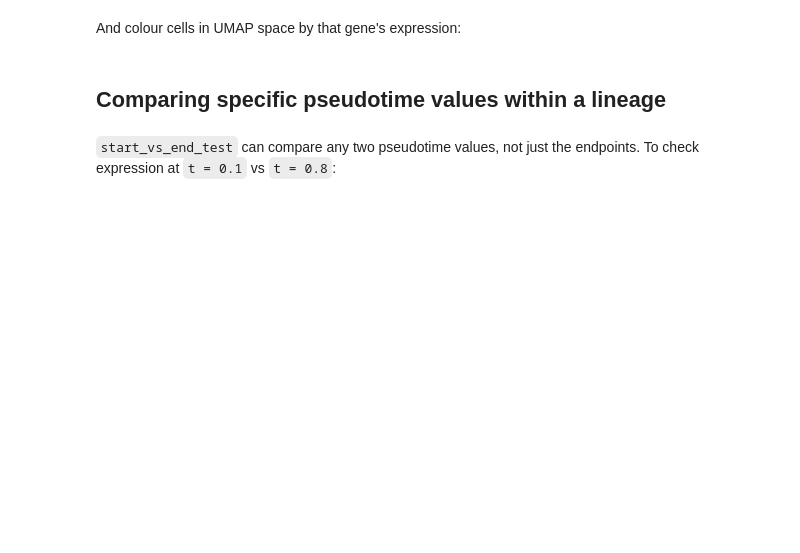
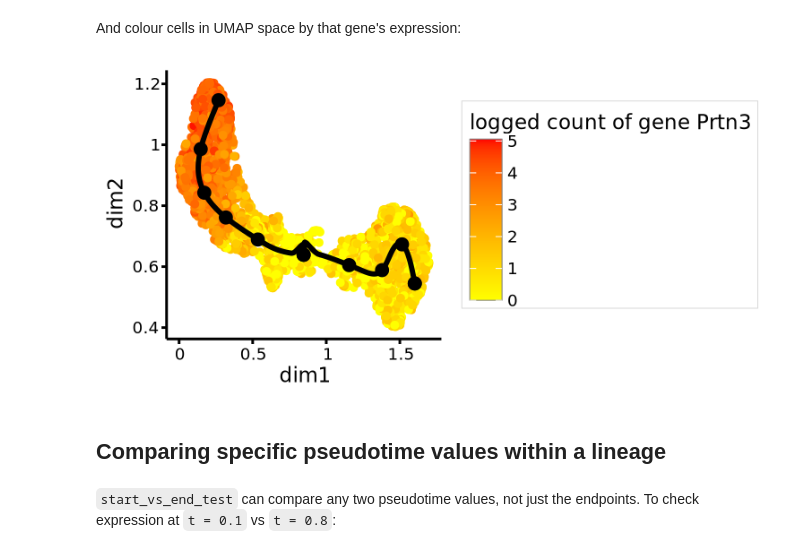
Before and after one commit to Bio-Babel/tradeSeq-python, a Jupyter notebook: tutorials/tradeSeq.ipynb, the cells around one changed output. Saved outputs shown, nothing was run; the diff lists cells and outputs as text; code cells hidden in the pictures; blank space fills up the shorter version.

```diff
--- a/tutorials/tradeSeq.ipynb
+++ b/tutorials/tradeSeq.ipynb
@@ -110,7 +184,9 @@ ts.plot_smoothers(a, gene=sig_gene_start)
 # %% [markdown]
 And colour cells in UMAP space by that gene's expression:
 # %%
-ts.plot_gene_count(a, gene=sig_gene_start)
+show_plot(ts.plot_gene_count(a, gene=sig_gene_start), width=5, height=2.5)
+# %% [output]
+[figure, added]
 # %% [markdown]
 ## Comparing specific pseudotime values within a lineage
 # %% [markdown]
```
Also changed, not shown: parts of 38 cells of this notebook, 12 other files.
